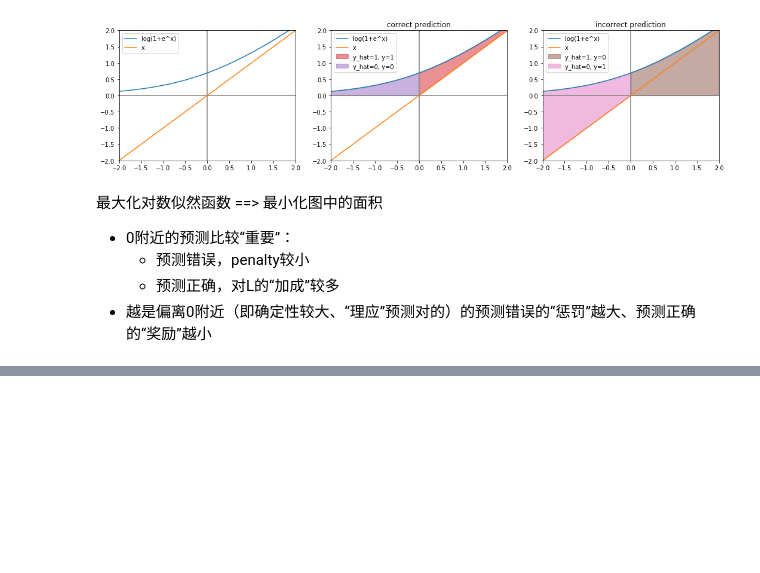
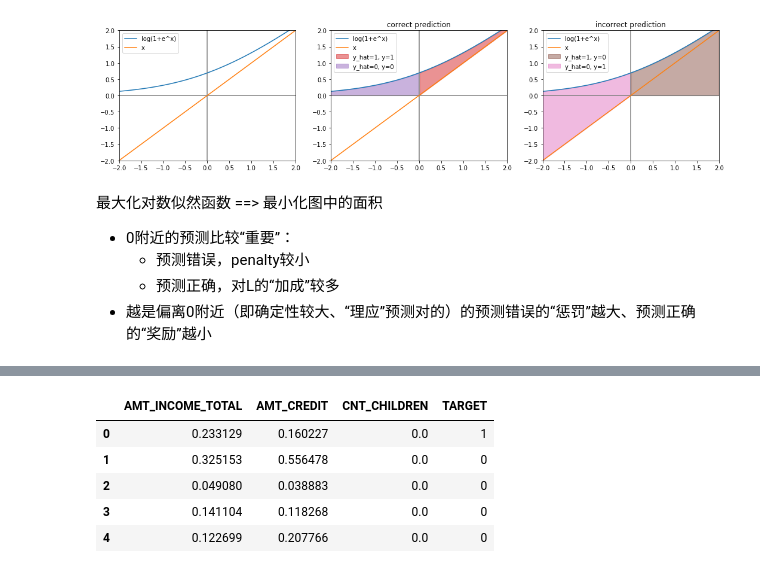
Before and after one commit to JiaRu2016/LiHang_StatisticalLearningMethod, a Jupyter notebook: C6-logistic/LogisticRegression.ipynb, the cells around one changed output, grey strips where cells are left out. Saved outputs shown, nothing was run; the diff lists cells and outputs as text; code cells hidden in the pictures; blank space fills up the shorter version.

```diff
--- a/C6-logistic/LogisticRegression.ipynb
+++ b/C6-logistic/LogisticRegression.ipynb
@@ -84,0 +308,16 @@ Text(0.5, 1.0, 'incorrect prediction')
+# %%
+# numerical scaling
+from sklearn.preprocessing import MinMaxScaler
+
+for fe in ['AMT_INCOME_TOTAL', 'AMT_CREDIT', 'CNT_CHILDREN']:
+    s = MinMaxScaler((0, 1))
+    df[fe] = s.fit_transform(df[fe].astype(float).values.reshape(-1, 1))
+
+df.head()
+# %% [output]
+|  | AMT_INCOME_TOTAL | AMT_CREDIT | CNT_CHILDREN | TARGET |
+| 0 | 0.233129 | 0.160227 | 0.0 | 1 |
+| 1 | 0.325153 | 0.556478 | 0.0 | 0 |
+| 2 | 0.049080 | 0.038883 | 0.0 | 0 |
+| 3 | 0.141104 | 0.118268 | 0.0 | 0 |
+| 4 | 0.122699 | 0.207766 | 0.0 | 0 |
```
Also changed, not shown: parts of 15 cells of this notebook.
